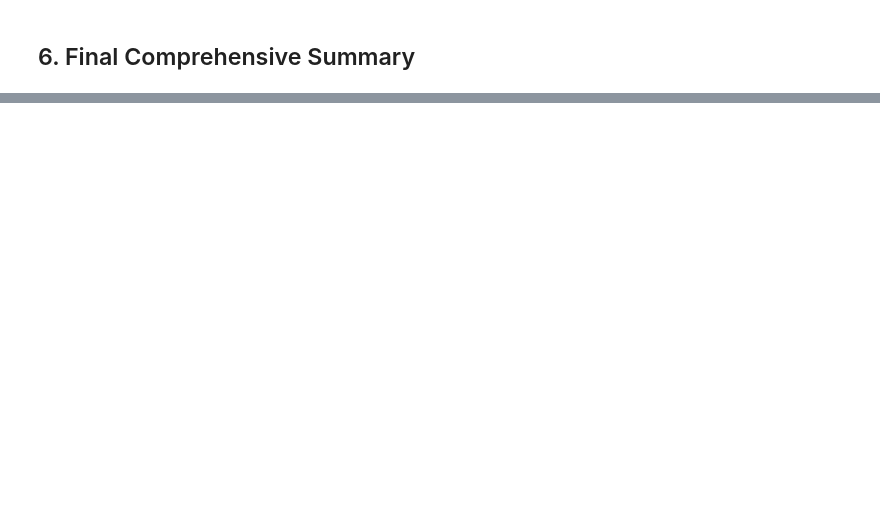
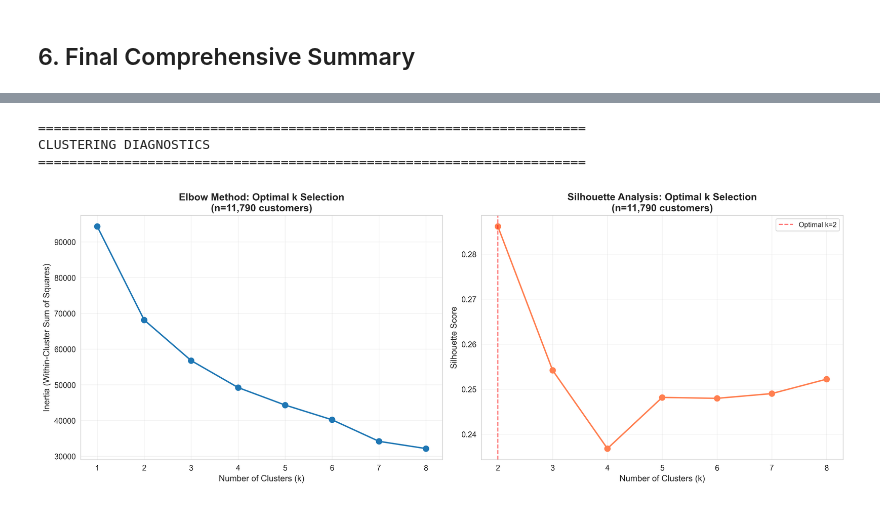
Before and after one commit to kojounfc/unfc-capstone-project-1, a Jupyter notebook: notebooks/rq2_analysis.ipynb, the cells around one changed output, grey strips where cells are left out. Cells and saved outputs as stored; diff of their text form; code cells hidden in the pictures; blank space fills up the shorter version.

```diff
--- a/notebooks/rq2_analysis.ipynb
+++ b/notebooks/rq2_analysis.ipynb
@@ -947,0 +1222,11 @@ print('\n' + '='*70)
+# %%
+# Display clustering diagnostics
+print('\n' + '='*70)
+print('CLUSTERING DIAGNOSTICS')
+print('='*70)
+display(Image(filename=str(fig_dir / 'clustering_diagnostics.png')))
+# %% [output]
+======================================================================
+CLUSTERING DIAGNOSTICS
+======================================================================
+[figure, added]
```
Also changed, not shown: parts of 27 cells of this notebook.
